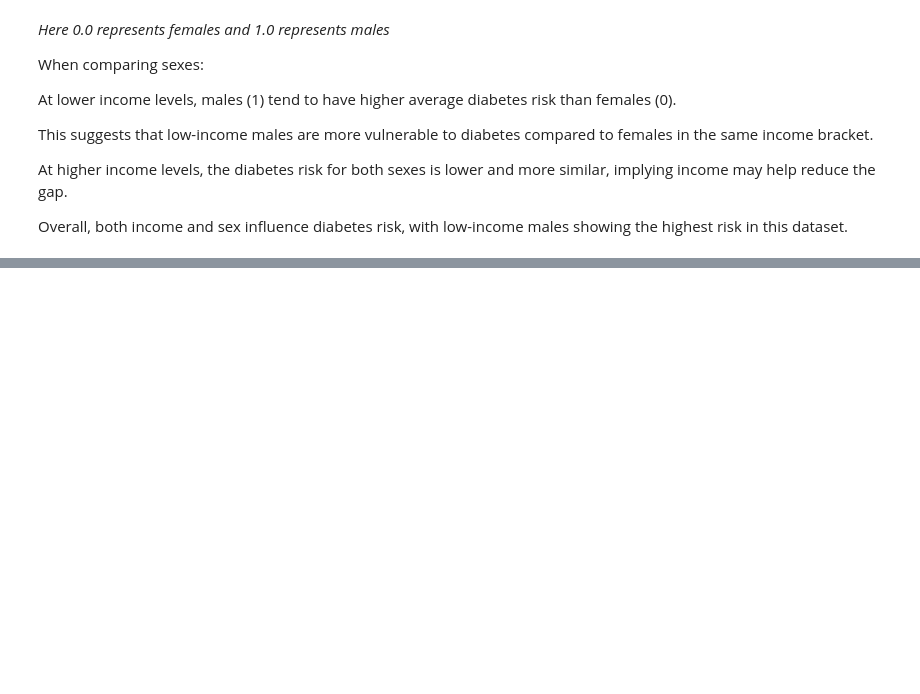
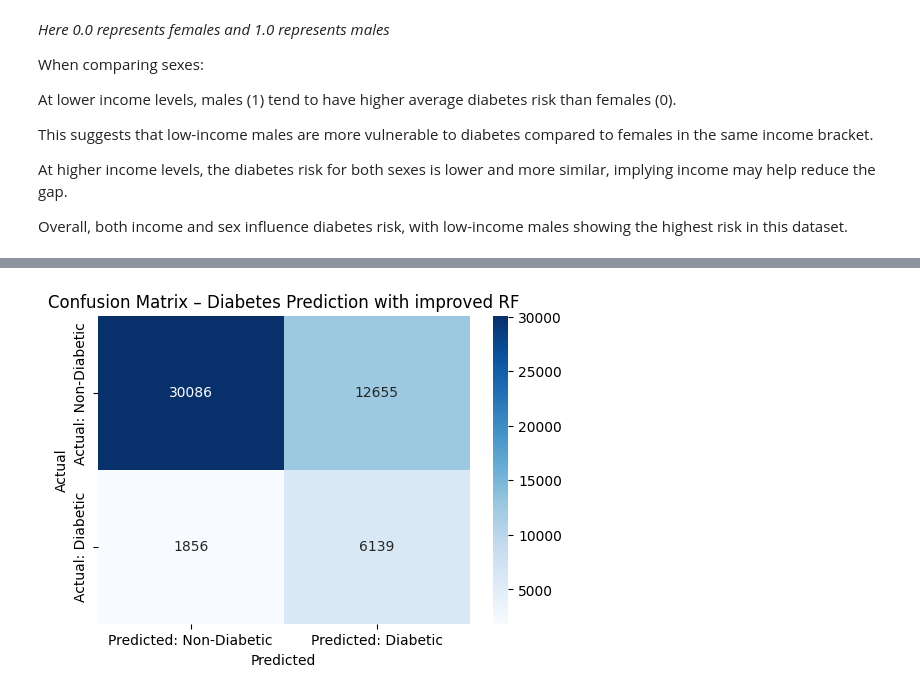
Before and after one commit to chrisjason0505/DIABETES-HEALTH-INDICATORS-DS, a Jupyter notebook: diabetesindicators.ipynb, the cells around one changed output, grey strips where cells are left out. Drawn from its saved outputs; the diff is of its cells as text; code cells hidden in the pictures; blank space fills up the shorter version.

```diff
--- a/diabetesindicators.ipynb
+++ b/diabetesindicators.ipynb
@@ -203,0 +278,13 @@ Overall, both income and sex influence diabetes risk, with low-income males show
+# %%
+import pandas as pd
+from sklearn.model_selection import train_test_split
+from sklearn.preprocessing import StandardScaler
+from sklearn.ensemble import RandomForestClassifier
+from sklearn.metrics import classification_report, confusion_matrix
+
+# load our dataset
+df = pd.read_csv("diabetes_012_health_indicators_BRFSS2015.csv")
+
+# Merge pre-diabetic and dibetic class
+df['Diabetes_binary'] = df['Diabetes_012'].apply(lambda x: 1 if x in [1, 2] else 0)
+df.drop('Diabetes_012', axis=1, inplace=True)
@@ -203,0 +358,69 @@ Overall, both income and sex influence diabetes risk, with low-income males show
+# %%
+import pandas as pd
+import numpy as np
+from sklearn.ensemble import RandomForestClassifier
+from sklearn.model_selection import train_test_split
+from sklearn.preprocessing import StandardScaler
+from sklearn.metrics import classification_report, confusion_matrix
+from sklearn.feature_selection import VarianceThreshold
+import seaborn as sns
+import matplotlib.pyplot as plt
+from sklearn.metrics import confusion_matrix
+
+# Drop low-variance features
+selector = VarianceThreshold(threshold=0.01)  # remove near-constant columns
+X = df.drop('Diabetes_binary', axis=1)
+X_var = selector.fit_transform(X)
+selected_cols = X.columns[selector.get_support()]
+
+# Drop highly correlated features
+X_clean = df[selected_cols]
+corr_matrix = X_clean.corr().abs()
+upper = corr_matrix.where(np.triu(np.ones(corr_matrix.shape), k=1).astype(bool))
+to_drop = [column for column in upper.columns if any(upper[column] > 0.9)]
+X_clean = X_clean.drop(columns=to_drop)
+
+# Final cleaned features
+y = df['Diabetes_binary']
+X_cleaned_final = X_clean.copy()
+
+# === Step 2: Stratified Split ===
+X_train, X_test, y_train, y_test = train_test_split(
+    X_cleaned_final, y, test_size=0.2, random_state=42, stratify=y
+)
+
+scaler = StandardScaler()
+X_train_scaled = scaler.fit_transform(X_train)
+X_test_scaled = scaler.transform(X_test)
+
+# === Step 4: Train Improved Random Forest ===
+model = RandomForestClassifier(
+    n_estimators=300,
+    max_depth=5,
+    min_samples_split=5,
+    min_samples_leaf=4,
+    max_features='sqrt',
+    class_weight='balanced',
+    random_state=42
+)
+model.fit(X_train_scaled, y_train)
+
+# === Step 5: Evaluate ===
+y_pred = model.predict(X_test_scaled)
+
+print("🔍 Confusion Matrix:")
+print(confusion_matrix(y_test, y_pred))
+
+print("\n📊 Classification Report:")
+print(classification_report(y_test, y_pred))
+
+cm = confusion_matrix(y_test, y_pred)
+
+plt.figure(figsize=(6, 4))
+sns.heatmap(cm, annot=True, fmt='d', cmap='Blues', xticklabels=["Predicted: Non-Diabetic", "Predicted: Diabetic"],
+            yticklabels=["Actual: Non-Diabetic", "Actual: Diabetic"])
+plt.title("Confusion Matrix – Diabetes Prediction with improved RF")
+plt.ylabel("Actual")
+plt.xlabel("Predicted")
+plt.show()
+# %% [output]
@@ -203,0 +440 @@ Overall, both income and sex influence diabetes risk, with low-income males show
+[figure, added]
```
Also changed, not shown: parts of 41 cells of this notebook.
